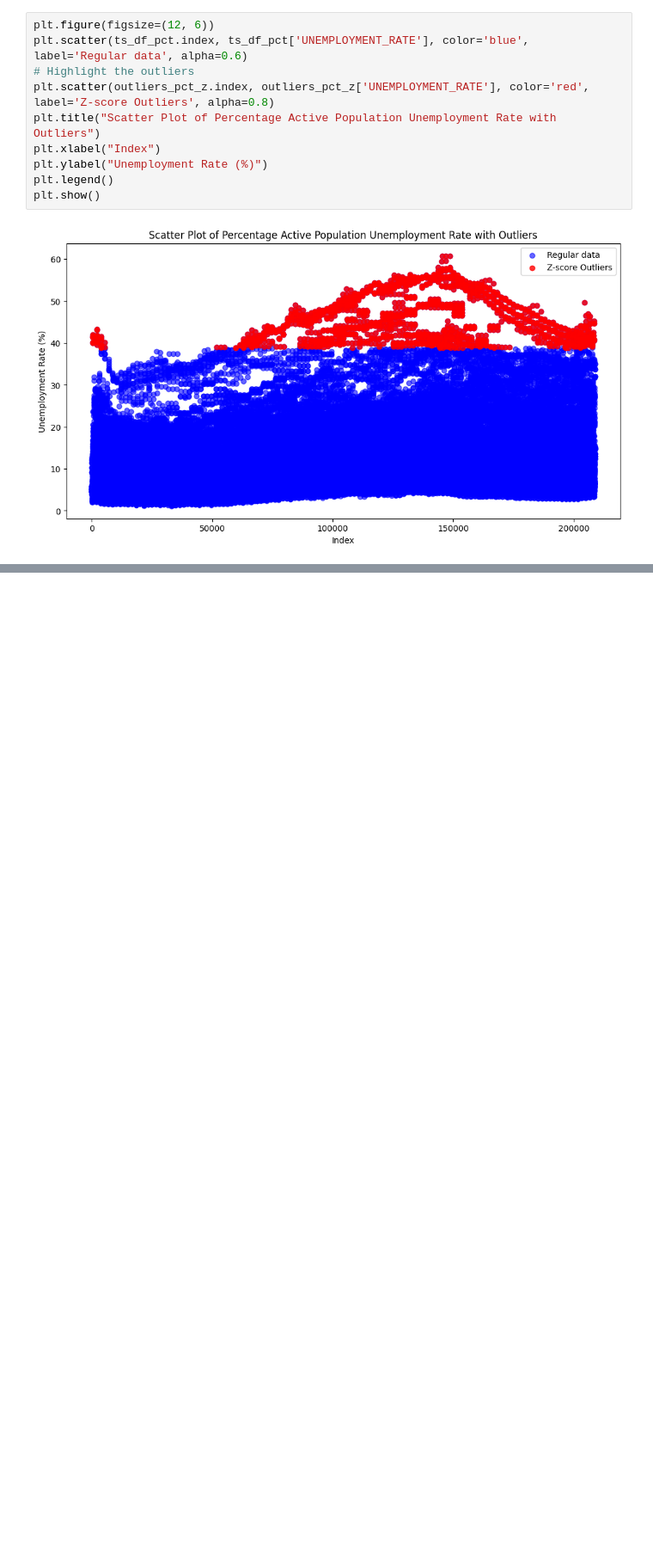
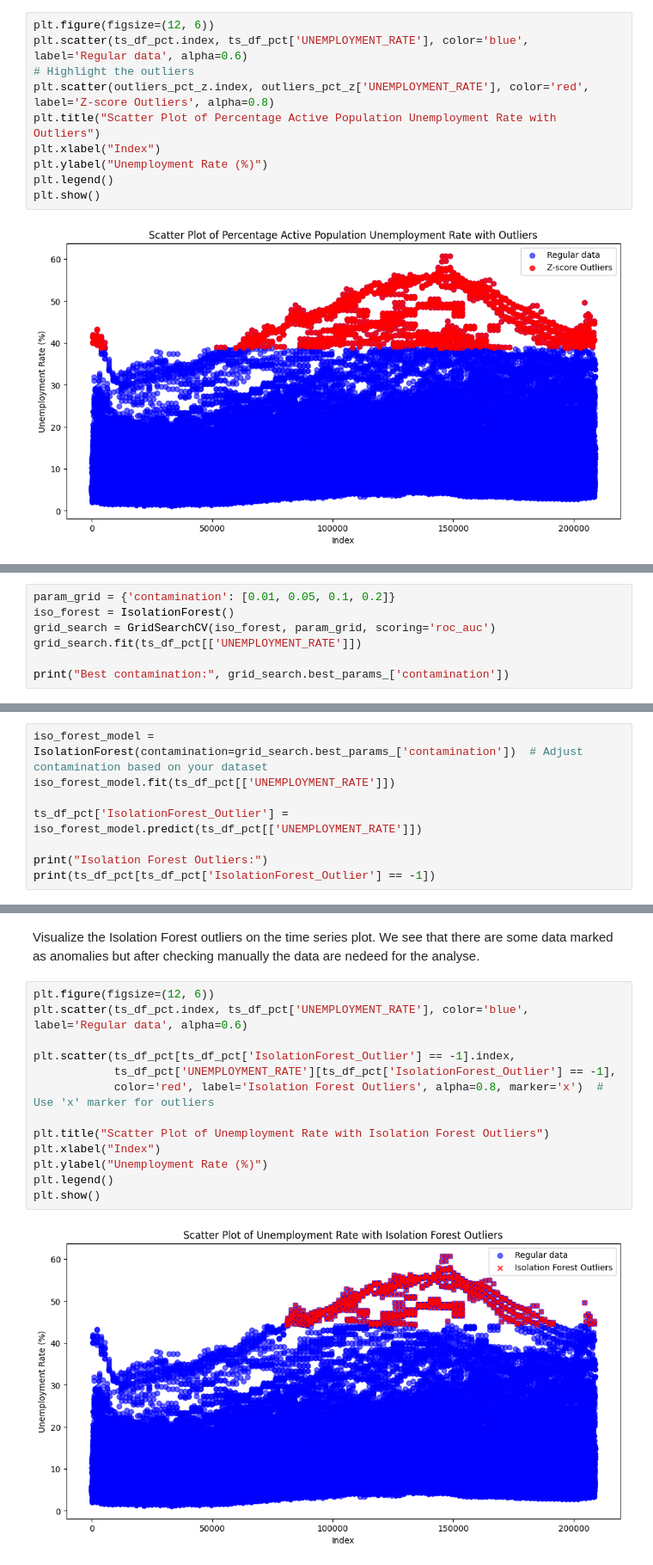
Before and after one commit to valzagrainca/Analysis-of-unemployment-in-EU-countries, a Jupyter notebook: unemployment.ipynb, the cells around one changed output, grey strips where cells are left out. Shown at 86% size. Saved outputs shown, nothing was run; the diff lists cells and outputs as text; blank space fills up the shorter version.

Commit message:
Anomalies detection using Isolation Forest method

```diff
--- a/unemployment.ipynb
+++ b/unemployment.ipynb
@@ -365,0 +370,7 @@ plt.show()
+# %%
+param_grid = {'contamination': [0.01, 0.05, 0.1, 0.2]}
+iso_forest = IsolationForest()
+grid_search = GridSearchCV(iso_forest, param_grid, scoring='roc_auc')
+grid_search.fit(ts_df_pct[['UNEMPLOYMENT_RATE']])
+
+print("Best contamination:", grid_search.best_params_['contamination'])
@@ -365,0 +381,8 @@ plt.show()
+# %%
+iso_forest_model = IsolationForest(contamination=grid_search.best_params_['contamination'])  # Adjust contamination based on your dataset
+iso_forest_model.fit(ts_df_pct[['UNEMPLOYMENT_RATE']])
+
+ts_df_pct['IsolationForest_Outlier'] = iso_forest_model.predict(ts_df_pct[['UNEMPLOYMENT_RATE']])
+
+print("Isolation Forest Outliers:")
+print(ts_df_pct[ts_df_pct['IsolationForest_Outlier'] == -1])
@@ -365,0 +407,17 @@ plt.show()
+# %% [markdown]
+Visualize the Isolation Forest outliers on the time series plot. We see that there are some data marked as anomalies but after checking manually the data are nedeed for the analyse.
+# %%
+plt.figure(figsize=(12, 6))
+plt.scatter(ts_df_pct.index, ts_df_pct['UNEMPLOYMENT_RATE'], color='blue', label='Regular data', alpha=0.6)
+
+plt.scatter(ts_df_pct[ts_df_pct['IsolationForest_Outlier'] == -1].index,
+            ts_df_pct['UNEMPLOYMENT_RATE'][ts_df_pct['IsolationForest_Outlier'] == -1],
+            color='red', label='Isolation Forest Outliers', alpha=0.8, marker='x')  # Use 'x' marker for outliers
+
+plt.title("Scatter Plot of Unemployment Rate with Isolation Forest Outliers")
+plt.xlabel("Index")
+plt.ylabel("Unemployment Rate (%)")
+plt.legend()
+plt.show()
+# %% [output]
+[figure, added]
```
Also changed, not shown: parts of 5 cells of this notebook.
